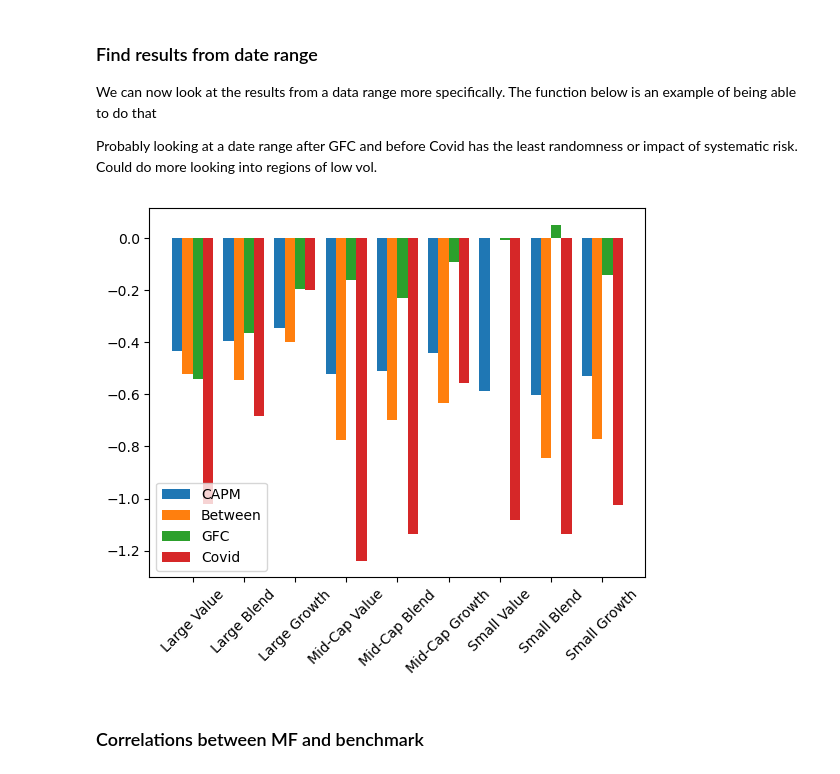
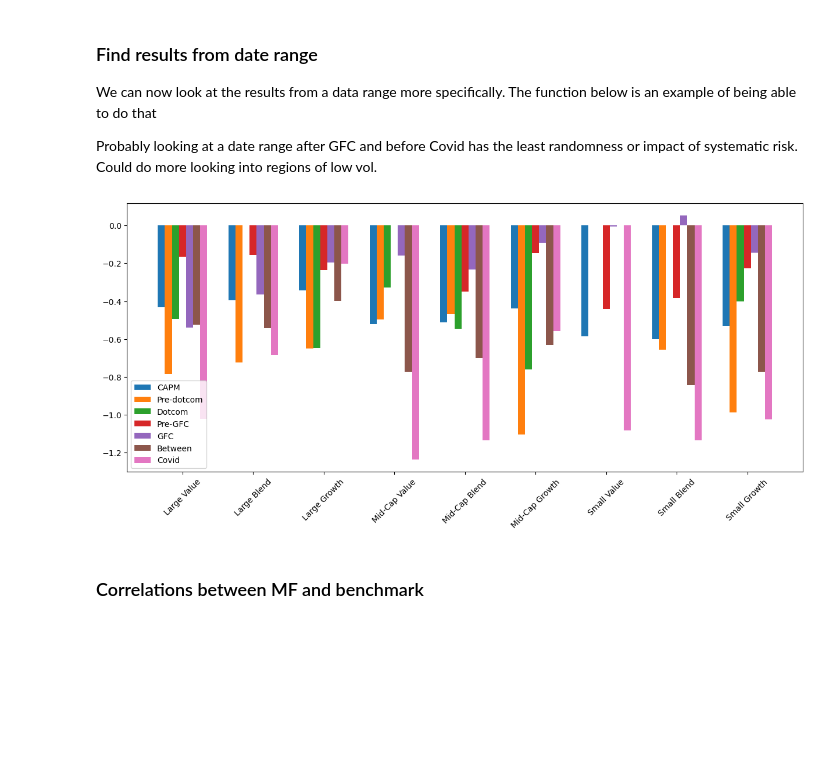
Before and after one commit to earlight/15-4331-final-project, a Jupyter notebook: us_data_analysis.ipynb, the cells around one changed output. Drawn from its saved outputs; the diff is of its cells as text; code cells hidden in the pictures; blank space fills up the shorter version.

Commit message:
added date ranges and example capm

```diff
--- a/us_data_analysis.ipynb
+++ b/us_data_analysis.ipynb
@@ -97,0 +100,14 @@ plt.show()
+# %%
+ex_data = us_eq_data['Large Blend'][0]
+results = capm(ex_data, ff_df)
+
+start_date = ff_df['date'][0] if ff_df['date'][0] > ex_data['date'][1] else ex_data['date'][1]
+end_date = ex_data['date'].iloc[-1]
+temp_ff = ff_df[(ff_df['date'] >= start_date) & (ff_df['date'] <= end_date)].reset_index().drop('index', axis=1)
+ex_data = ex_data[(ex_data['date'] >= start_date) & (ex_data['date'] <= end_date)].reset_index().drop('index', axis=1)
+plt.scatter(temp_ff['Mkt-RF'], ex_data['nav_return']*100 - temp_ff['RF'])
+plt.ylabel('Expected-RF')
+plt.xlabel('mkt-rf')
+
+x = np.linspace(-25, 20, 10)
+plt.plot(x, results['const'] + results['Mkt-RF']*x, c='orange')
@@ -282,21 +330,24 @@ for strat in us_eq_data.keys():
 # %%
-fig = plt.figure()
+fig = plt.figure(figsize=(15, 6))
 ax = fig.add_subplot(111)
 
 idx = np.arange(len(us_eq_data.keys()))
 
 
-ax.bar(idx-0.3, us_eq_alphas_c, 0.2, label='CAPM')
-ax.bar(idx-0.1, between_alpha, 0.2, label='Between')
-ax.bar(idx+0.1, gfc_alpha, 0.2, label='GFC')
-ax.bar(idx+0.3, covid_alpha, 0.2, label='Covid')
+ax.bar(idx-0.3, us_eq_alphas_c, 0.1, label='CAPM')
+ax.bar(idx-0.2, pre_dotcom_alpha, 0.1, label='Pre-dotcom')
+ax.bar(idx-0.1, dotcom_alpha, 0.1, label='Dotcom')
+ax.bar(idx, pre_gfc_alpha, 0.1, label='Pre-GFC')
+ax.bar(idx+0.1, gfc_alpha, 0.1, label='GFC')
+ax.bar(idx+0.2, between_alpha, 0.1, label='Between')
+ax.bar(idx+0.3, covid_alpha, 0.1, label='Covid')
 
 ax.set_xticks(idx)
 ax.set_xticklabels(us_eq_data.keys(), rotation=45)
 ax.legend()
 plt.show()
 # %% [output]
-[figure, old version]
+[figure, new version]
 # %% [markdown]
 ### Correlations between MF and benchmark
 # %%
```
Also changed, not shown: parts of 3 cells of this notebook.
